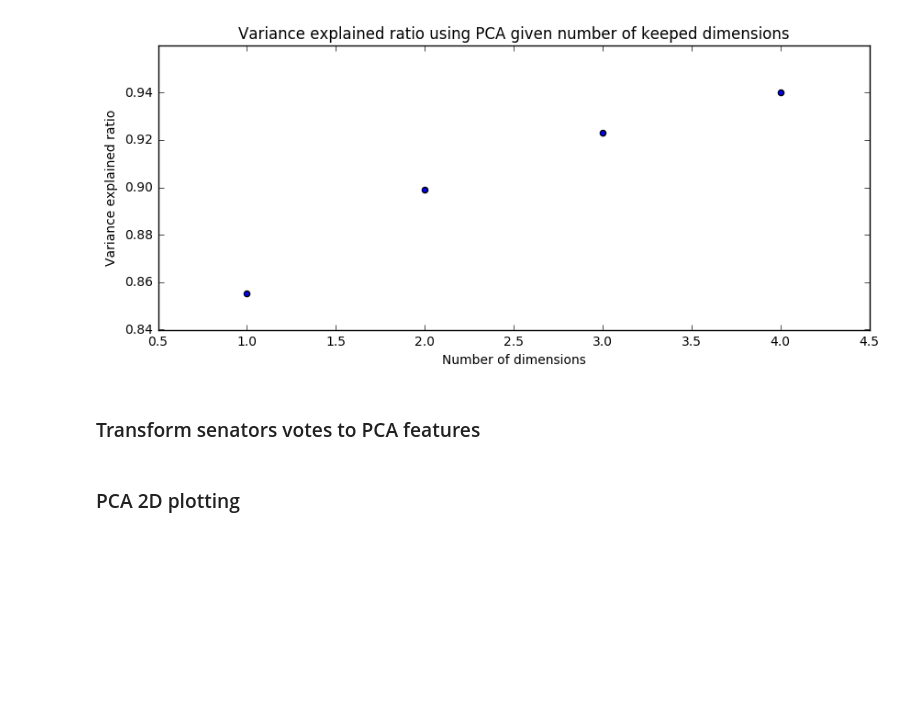
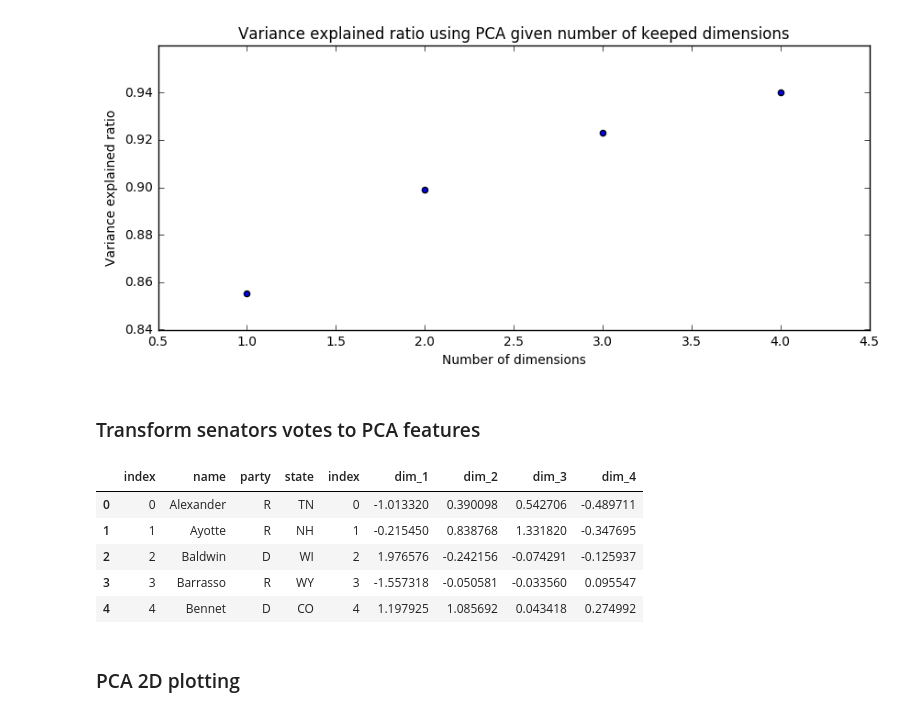
Before and after one commit to tvienne/politics_clustering, a Jupyter notebook: politics_clustering/clustering.ipynb, the cells around one changed output. Drawn from its saved outputs; the diff is of its cells as text; code cells hidden in the pictures; blank space fills up the shorter version.

```diff
--- a/politics_clustering/clustering.ipynb
+++ b/politics_clustering/clustering.ipynb
@@ -375,13 +370,21 @@ plt.show()
 # %%
 # adding dimensions coordinated to pca_df
 pca_dim_columns = ["dim_%s" % i for i in range(1, n_components + 1)]
 pca_df = votes_cleaned[["name", "party", "state"]].reset_index()
 y_pca_df = pd.DataFrame(y_pca, columns=pca_dim_columns).reset_index()
 pca_df = pd.concat([pca_df, y_pca_df], axis=1)
 
 # adding some jitter to differencites senators :
 for i in range(1, n_components + 1):
     pca_df["dim_%s" % i] = pca_df["dim_%s" % i] + np.random.normal(0.0, 0.05, size=pca_df["dim_%s" % i].shape)
+pca_df.head(5)
+# %% [output]
+|  | index | name | party | state | index | dim_1 | dim_2 | dim_3 | dim_4 |
+| 0 | 0 | Alexander | R | TN | 0 | -1.013320 | 0.390098 | 0.542706 | -0.489711 |
+| 1 | 1 | Ayotte | R | NH | 1 | -0.215450 | 0.838768 | 1.331820 | -0.347695 |
+| 2 | 2 | Baldwin | D | WI | 2 | 1.976576 | -0.242156 | -0.074291 | -0.125937 |
+| 3 | 3 | Barrasso | R | WY | 3 | -1.557318 | -0.050581 | -0.033560 | 0.095547 |
+| 4 | 4 | Bennet | D | CO | 4 | 1.197925 | 1.085692 | 0.043418 | 0.274992 |
 # %% [markdown]
 <h3> PCA 2D plotting </h3>
 # %%
```
Also changed, not shown: parts of 4 cells of this notebook, 3 other files.
